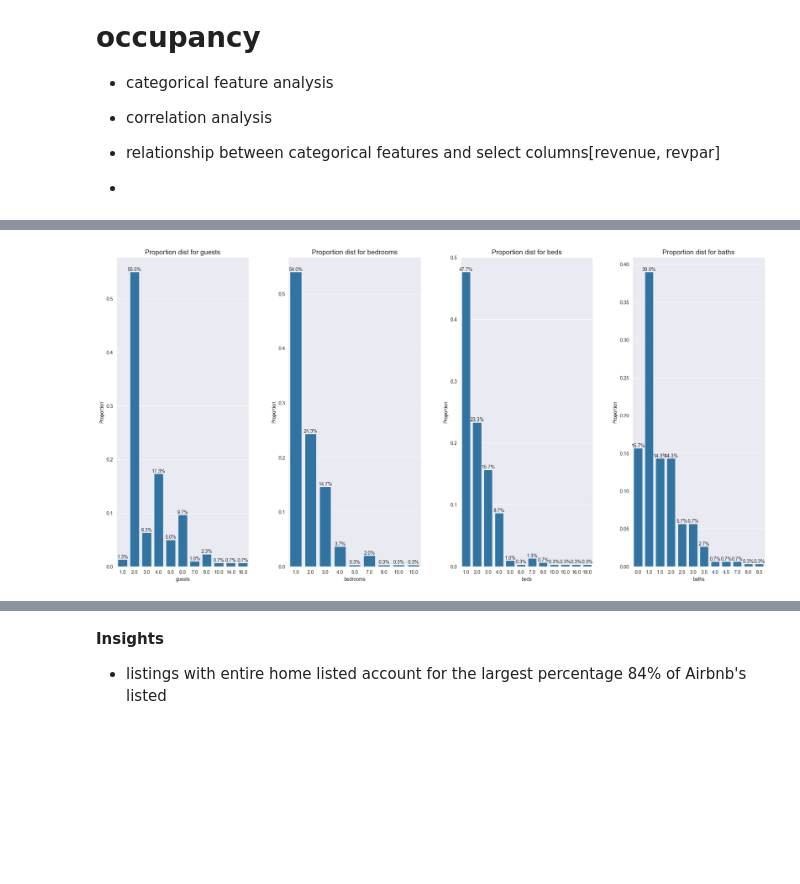
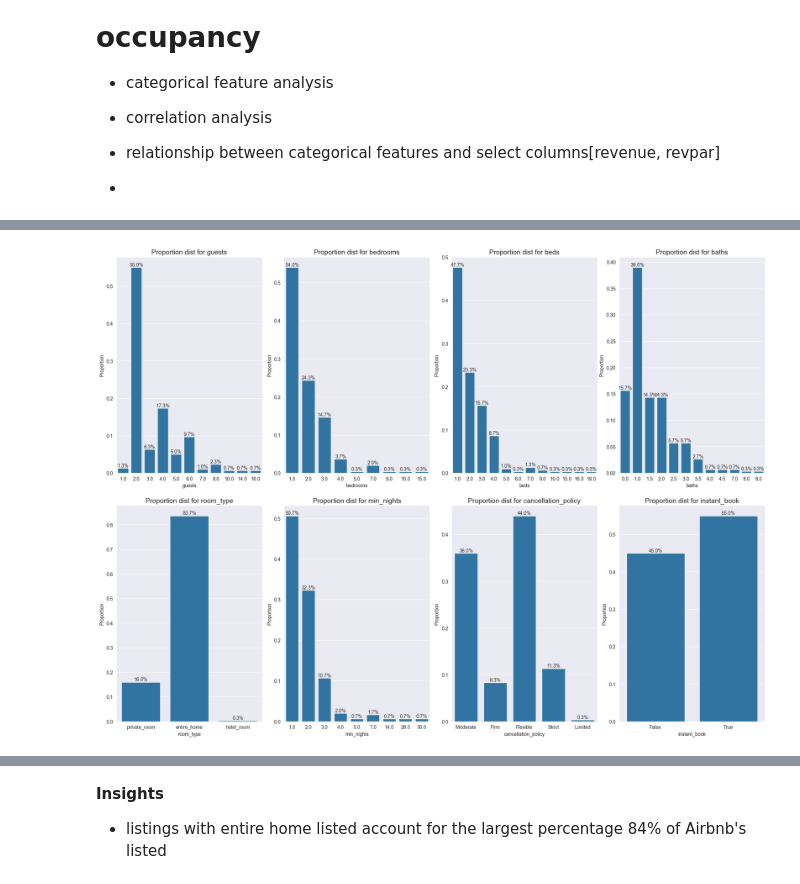
Before and after one commit to Morris-mk/Nairobi_AirbnbMarket_Overview_and-_InvestmentAnalysis, a Jupyter notebook: Airbnb_analysis.ipynb, the cells around one changed output, grey strips where cells are left out. Cells and saved outputs as stored; diff of their text form; code cells hidden in the pictures; blank space fills up the shorter version.

```diff
--- a/Airbnb_analysis.ipynb
+++ b/Airbnb_analysis.ipynb
@@ -366,26 +348,28 @@ cols_listings = ['total_ttm_revenue', 'daily_avg_ttm_rate','ttm_revpar',
 # %%
 # Select categorical features
-cat_cols = ['guests','bedrooms', 'beds', 'baths', 'room_type', 'min_nights', 'cancellation_policy']
+cat_cols = ['guests','bedrooms', 'beds', 'baths', 'room_type', 'min_nights', 'cancellation_policy', 'instant_book']
 
-# Define the figure canvas
-fig, axs = plt.subplots(1, 4, figsize=(24, 12))
-plt.subplots_adjust(hspace=0.2, wspace=0.3, top=0.85)
+def categorical_variable_distribution(cat_cols):
+    # Define the figure canvas
+    fig, axs = plt.subplots(2, 4, figsize=(24, 18))
+    plt.subplots_adjust(hspace=0.15, wspace=0.15, top=0.85)
+    axs = axs.flatten()
 
-# Loop through categorical columns and plot
-for i, col in enumerate(cat_cols):
-    ax = axs[i]
-    sns.countplot(data=df_listings, x=col, ax=ax, stat='proportion')
-    ax.set_title(f'Proportion dist for {col}', fontsize=14)
-    ax.set_ylabel("Proportion")
+    # Loop through categorical columns and plot
+    for index, col in enumerate(cat_cols):
+        sns.countplot(data=df_listings, x=col, ax=axs[index], stat='proportion')
+        axs[index].set_title(f'Proportion dist for {col}', fontsize=14)
+        axs[index].set_ylabel("Proportion")
 
-    # Annotate each bar in the current axis
-    for p in ax.patches:
-        prop = p.get_height()
-        x = p.get_x() + p.get_width() / 2
-        y = p.get_height()
-        label = f'{prop:.1%}'  # Format as percentage
-        ax.annotate(label, (x, y), ha='center', va='bottom', fontsize=10)
+        # Annotate each bar in the current axis
+        for p in axs[index].patches:
+            prop = p.get_height()
+            x = p.get_x() + p.get_width() / 2
+            y = p.get_height()
+            label = f'{prop:.1%}'
+            axs[index].annotate(label, (x, y), ha='center', va='bottom', fontsize=10)
 
-plt.show()
+    plt.show()
+categorical_variable_distribution(cat_cols)
 # %% [output]
-[figure, old version]
+[figure, new version]
```
Also changed, not shown: parts of 27 cells of this notebook.
